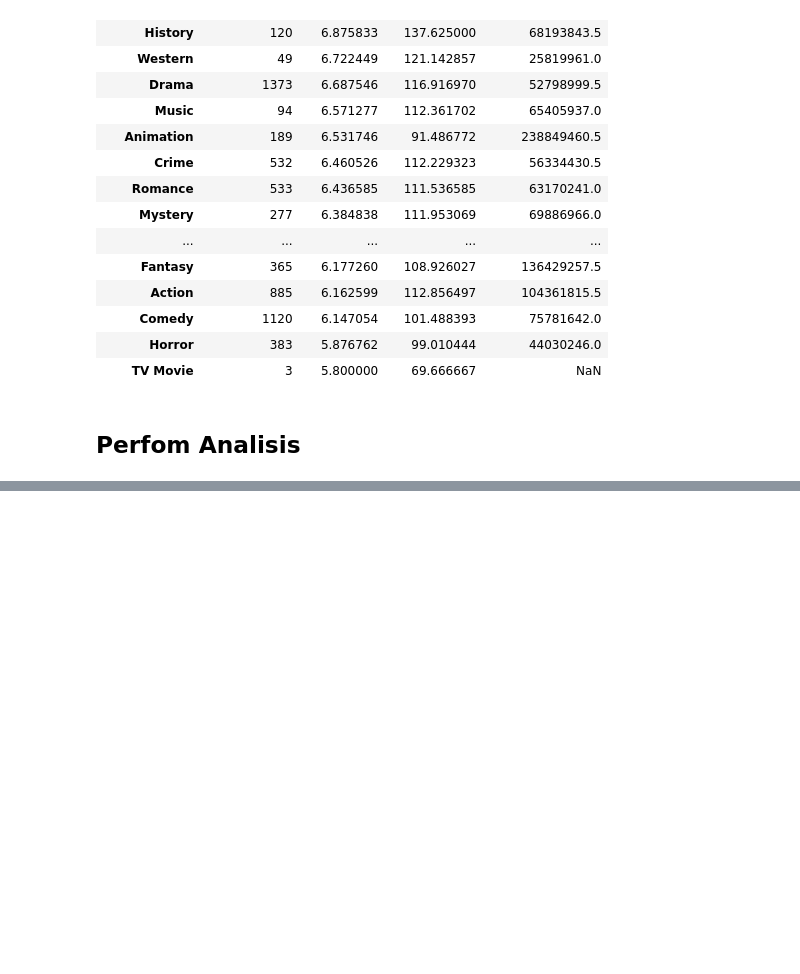
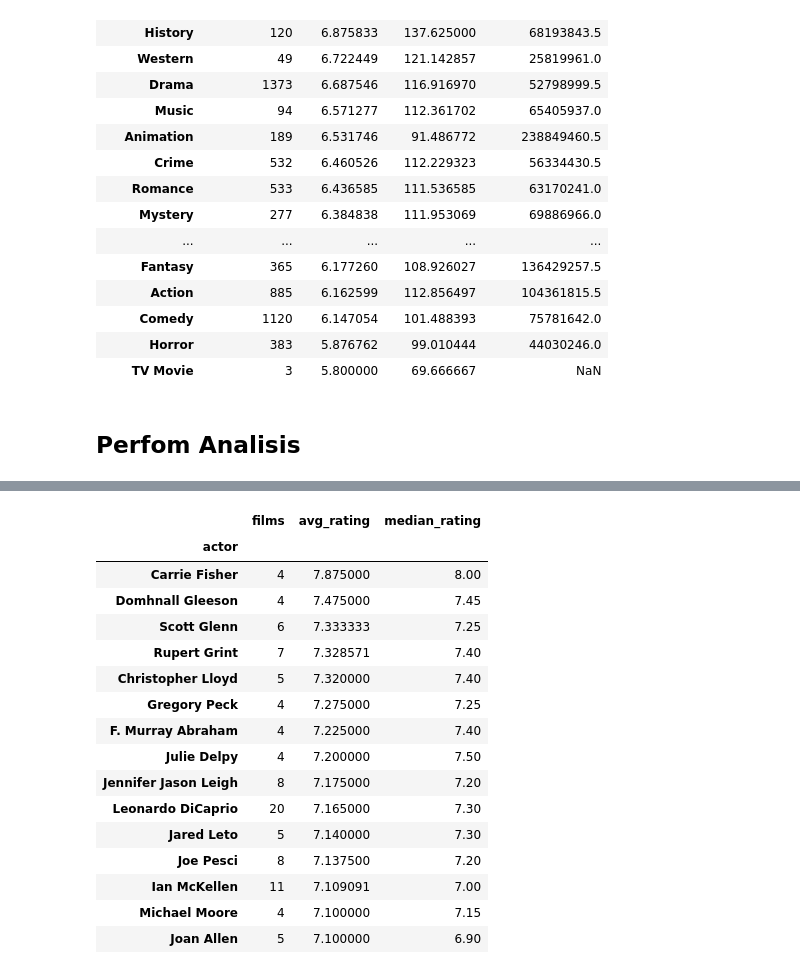
Before and after one commit to BashCtl/movie-explorer, a Jupyter notebook: movies.ipynb, the cells around one changed output, grey strips where cells are left out. Saved outputs shown, nothing was run; the diff lists cells and outputs as text; code cells hidden in the pictures; blank space fills up the shorter version.

```diff
--- a/movies.ipynb
+++ b/movies.ipynb
@@ -351,0 +427,55 @@ outliers[["title", "runtime"]].sort_values("runtime")
+# %%
+# Explore lead actors
+# Parse the cast text into Python lists of dictionaries.
+credits["cast"] = credits["cast"].apply(ast.literal_eval)
+
+# Keep the first three billed performers for each movie.
+credits["lead_actors"] = credits["cast"].apply(
+    lambda cast_list: [person["name"] for person in cast_list[:3]]
+)
+
+# Explode the actor list so there is one row per movie-actor combination.
+actor_movies = credits[["movie_id", "lead_actors"]].explode("lead_actors")
+actor_movies = actor_movies.rename(columns={"lead_actors": "actor"})
+
+# Add movie ratings and vote counts to each actor row.
+actor_movies = actor_movies.merge(
+    movies[["id", "title", "vote_average", "vote_count"]],
+    left_on="movie_id",
+    right_on="id",
+    how="left",
+)
+
+# Use only movies with at least 100 votes, then require four films per actor
+# so the ranking is less likely to be driven by a single appearance.
+actor_stats = (
+    actor_movies[actor_movies["vote_count"] >= 100]
+    .groupby("actor")
+    .agg(
+        films=("title", "nunique"),
+        avg_rating=("vote_average", "mean"),
+        median_rating=("vote_average", "median"),
+    )
+    .query("films >= 4")
+    .sort_values("avg_rating", ascending=False)
+)
+
+actor_stats.head(15)
+# %% [output]
+|  | films | avg_rating | median_rating |
+| actor |  |  |  |
+| Carrie Fisher | 4 | 7.875000 | 8.00 |
+| Domhnall Gleeson | 4 | 7.475000 | 7.45 |
+| Scott Glenn | 6 | 7.333333 | 7.25 |
+| Rupert Grint | 7 | 7.328571 | 7.40 |
+| Christopher Lloyd | 5 | 7.320000 | 7.40 |
+| Gregory Peck | 4 | 7.275000 | 7.25 |
+| F. Murray Abraham | 4 | 7.225000 | 7.40 |
+| Julie Delpy | 4 | 7.200000 | 7.50 |
+| Jennifer Jason Leigh | 8 | 7.175000 | 7.20 |
+| Leonardo DiCaprio | 20 | 7.165000 | 7.30 |
+| Jared Leto | 5 | 7.140000 | 7.30 |
+| Joe Pesci | 8 | 7.137500 | 7.20 |
+| Ian McKellen | 11 | 7.109091 | 7.00 |
+| Michael Moore | 4 | 7.100000 | 7.15 |
+| Joan Allen | 5 | 7.100000 | 6.90 |
```
Also changed, not shown: parts of 8 cells of this notebook.
